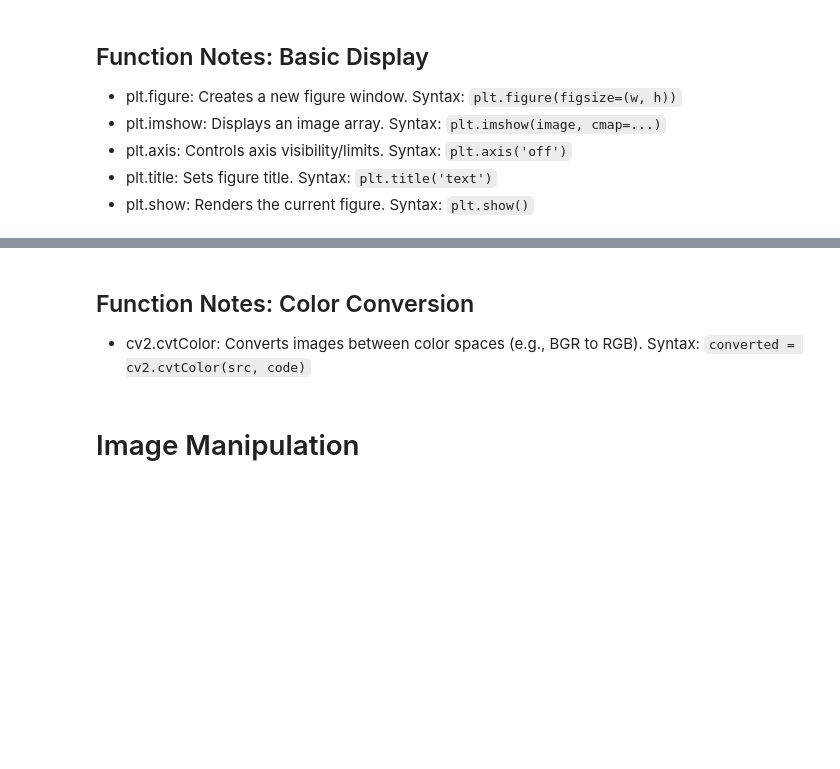
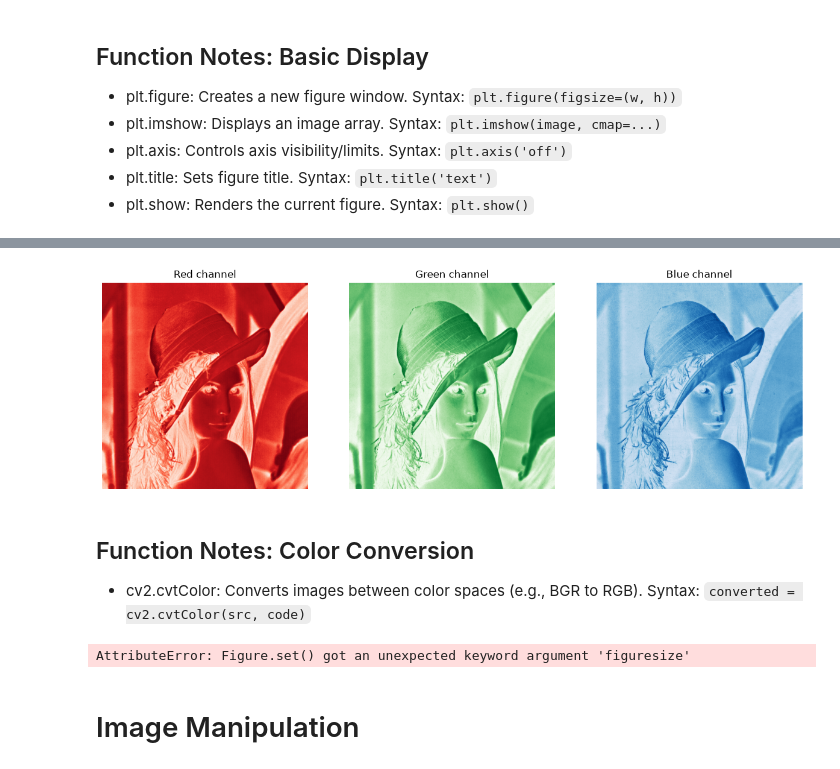
Before and after one commit to evanzkl/LENA, a Jupyter notebook: image tutorial/image_processing_blank.ipynb, the cells around one changed output, grey strips where cells are left out. Drawn from its saved outputs; the diff is of its cells as text; code cells hidden in the pictures; blank space fills up the shorter version.

```diff
--- a/image tutorial/image_processing_blank.ipynb
+++ b/image tutorial/image_processing_blank.ipynb
@@ -62,22 +74,31 @@ Source: [Wikipedia](https://en.wikipedia.org/wiki/Channel_(digital_image)#:~:tex
 <img src="https://i.imgur.com/g0R7AD3.png" alt="Result3" style="height: 300px; width:300px;"/>
 # %%
 fig, (ax1, ax2, ax3) = plt.subplots(1, 3, figsize=(15, 5))
-ax1.imshow(img_mpl[:, :, 0], cmap='Reds')
-ax2.imshow(img_mpl[:, :, 1], cmap='Greens')
-ax3.imshow(img_mpl[:, :, 2], cmap='Blues')
+ax1.imshow(img_plt[:, :, 0], cmap='Reds')
+ax2.imshow(img_plt[:, :, 1], cmap='Greens')
+ax3.imshow(img_plt[:, :, 2], cmap='Blues')
 
 ax1.axis('off')
 ax2.axis('off')
 ax3.axis('off')
 
 ax1.set_title('Red channel')
 ax2.set_title('Green channel')
 ax3.set_title('Blue channel')
 plt.show()
+# %% [output]
+[figure, added]
 # %% [markdown]
 ## Function Notes: Color Conversion
 
 - cv2.cvtColor: Converts images between color spaces (e.g., BGR to RGB).
   Syntax: `converted = cv2.cvtColor(src, code)`
+# %%
+img_gray = cv2.cvtColor(img_cv2, cv2.COLOR_BGR2GRAY)
+
+plt.figure(figuresize=(10, 6))
+plt.imshow(img_gray, cmap='gray')
+# %% [output]
+AttributeError: Figure.set() got an unexpected keyword argument 'figuresize'
 # %% [markdown]
 # Image Manipulation
```
Also changed, not shown: parts of 7 cells of this notebook.
